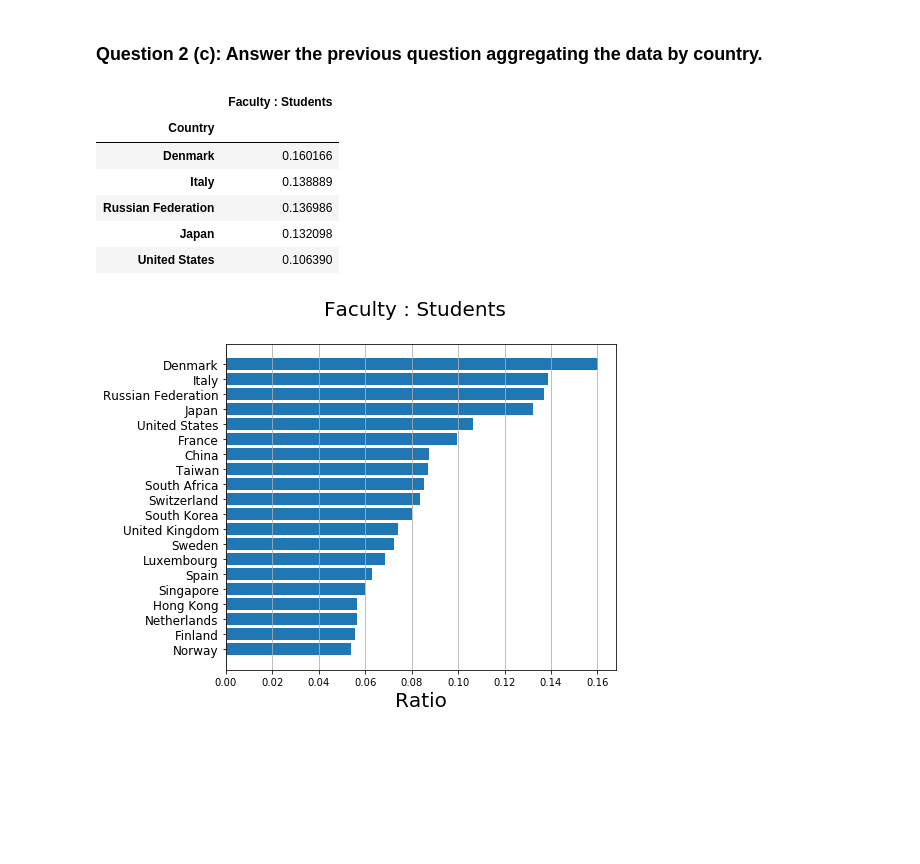
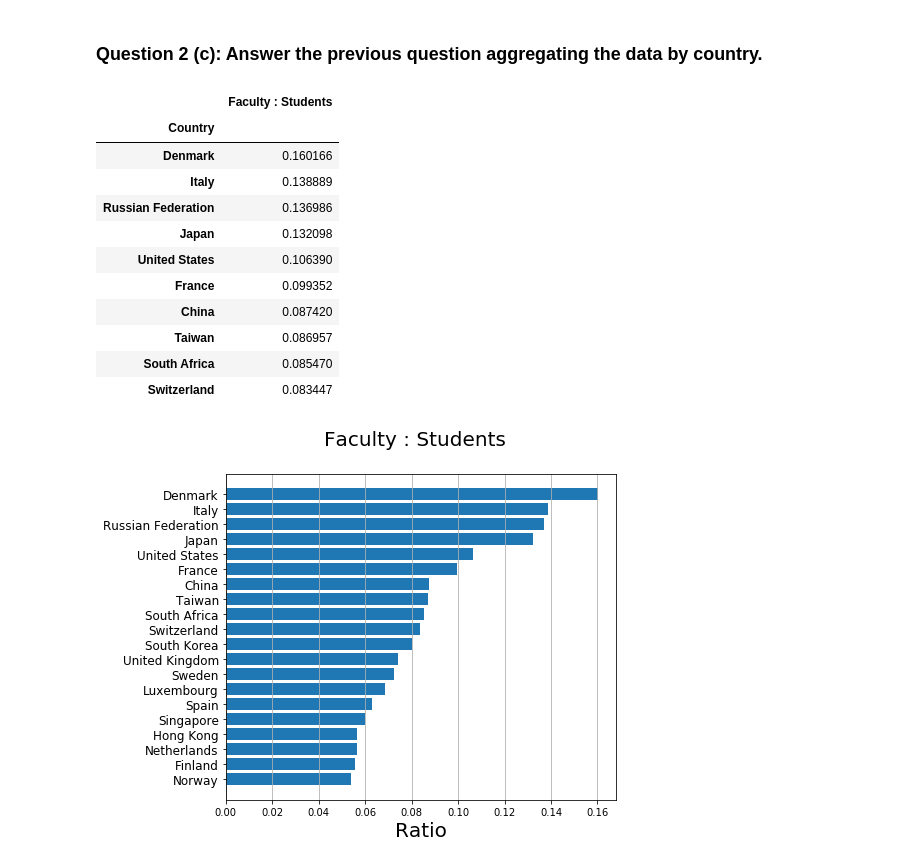
Before and after one commit to justcho5/ADA, a Jupyter notebook: homework02.ipynb, the cells around one changed output. Cells and saved outputs as stored; diff of their text form; code cells hidden in the pictures; blank space fills up the shorter version.

```diff
--- a/homework02.ipynb
+++ b/homework02.ipynb
@@ -139,9 +139,9 @@ Error in New York University (NYU): Can't find total faculty
 Error in New York University (NYU): Can't find total inter
 Error in New York University (NYU): Can't find total student
 Error in Indian Institute of Science (IISc) Bangalore: Can't find inter faculty
-# %%
-# Convert string values under Rank to int
-top_ranking_universities['Rank'] = top_ranking_universities.Rank.apply(lambda num: int(num.replace('=', '')))
 # %% [markdown]
 #### The New York University's page has no data on the number of faculty and students. The Indian Institute of Science has no data on international faculty.
+# %%
+# Convert string values under Rank to int
+top_ranking_universities['Rank'] = top_ranking_universities.Rank.apply(lambda num: int(str(num).replace('=', '')))
 # %%
@@ -480,27 +525,32 @@ plot_bar('International Students : Total Students', 20, times_uni_by_interstud,
 # %%
 # Group data by country and compute the average of all fields
 times_by_country = times_universities.groupby('Country').mean()
 
 # Sort the entries of each group
 times_country_facstud = times_by_country.sort_values(
     by = 'Faculty : Students',
     ascending = False
 )
 
 times_country_interstud = times_by_country.sort_values(
     by = 'International Students : Total Students',
     ascending = False
 )
 
-times_country_facstud[['Faculty : Students']].head()
+times_country_facstud[['Faculty : Students']].head(10)
 # %% [output]
 |  | Faculty : Students |
 | Country |  |
 | Denmark | 0.160166 |
 | Italy | 0.138889 |
 | Russian Federation | 0.136986 |
 | Japan | 0.132098 |
 | United States | 0.106390 |
+| France | 0.099352 |
+| China | 0.087420 |
+| Taiwan | 0.086957 |
+| South Africa | 0.085470 |
+| Switzerland | 0.083447 |
 # %%
 plot_bar('Faculty : Students', 20, times_country_facstud, times_country_facstud.index)
 # %% [output]
```
Also changed, not shown: parts of 20 cells of this notebook.
